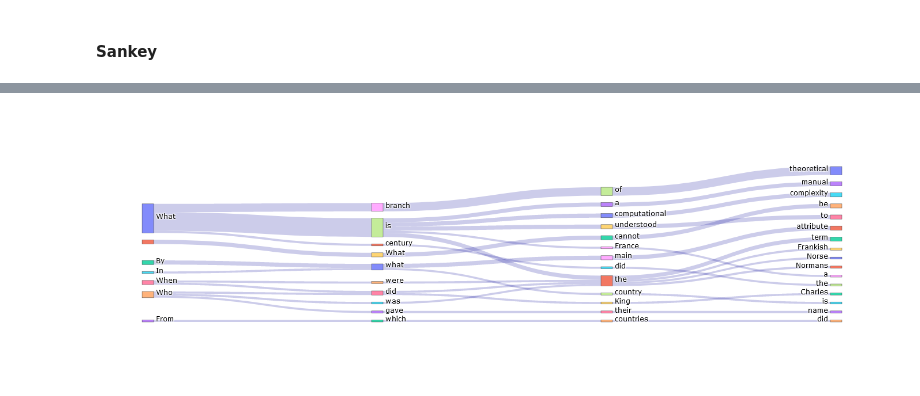
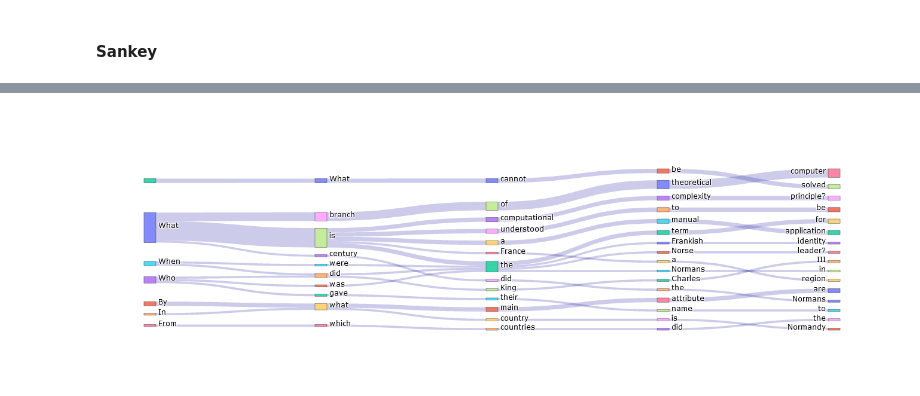
Before and after one commit to yatiraj1/visualization_centre, a Jupyter notebook: notebooks/squad_viz_sunburst_sankey.ipynb, the cells around one changed output, grey strips where cells are left out. Drawn from its saved outputs; the diff is of its cells as text; code cells hidden in the pictures.

```diff
--- a/notebooks/squad_viz_sunburst_sankey.ipynb
+++ b/notebooks/squad_viz_sunburst_sankey.ipynb
@@ -195,4 +200,4 @@ plot_sentence_sankey(normans, level=3)
 # %%
-plot_sentence_sankey(questions3, level=4)
+plot_sentence_sankey(questions3, level=5)
 # %% [output]
-[figure, old version]
+[figure, new version]
```
Also changed, not shown: parts of 4 cells of this notebook, 5 other files.
